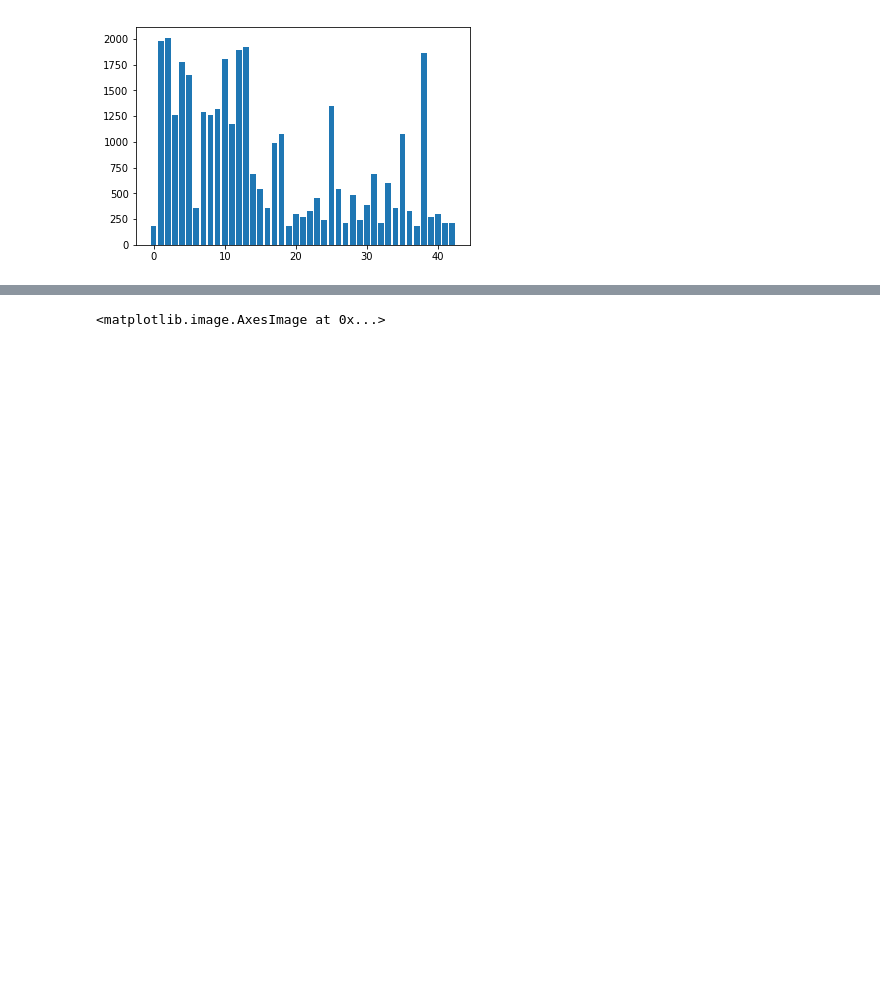
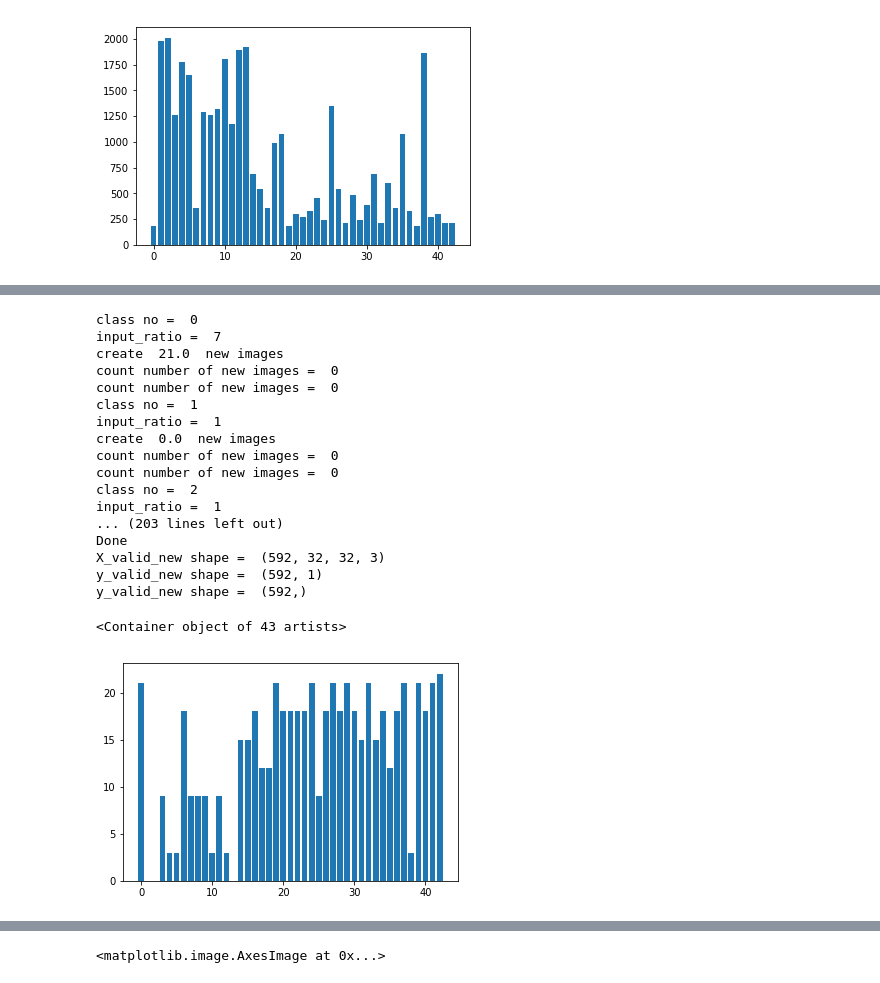
Before and after one commit to pomeroyd/project2_r1p0, a Jupyter notebook: Traffic_Sign_Classifier.ipynb, the cells around one changed output, grey strips where cells are left out. Saved outputs shown, nothing was run; the diff lists cells and outputs as text; code cells hidden in the pictures; blank space fills up the shorter version.

```diff
--- a/Traffic_Sign_Classifier.ipynb
+++ b/Traffic_Sign_Classifier.ipynb
@@ -240,15 +303,15 @@ add this number of new images =  [1830   30    0  750  240  360 1650  720  750
 # %%
-#Create new number of images from each class according to above histogram
+#Create new number of images from each class of training data according to above histogram
 
 X_train_new = np.zeros([1,32,32,3])
 y_train_new = np.zeros([1])
 
-for class_no in range(len(inputs_per_class)):
+for class_no in range(len(inputs_per_class_train)):
 
     print("class no = ",class_no)
     where_am_i = np.where(y_train == class_no)
 
-    input_ratio = int(max_inputs / inputs_per_class[class_no]) - 1
+    input_ratio = int(max_inputs_train / inputs_per_class_train[class_no]) - 1
     if(input_ratio <=1):
         input_ratio = 1
     print("input_ratio = ",input_ratio)
@@ -258,7 +321,7 @@ for class_no in range(len(inputs_per_class)):
     #This is too many. Only create 20% of that
     count = 0
     #Set limit to 20% of original expected new images
-    limit = diff_per_class[class_no]*0.02
+    limit = diff_per_class_train[class_no]*0.02
     print("create ",limit," new images")
     while(count <=limit):
         print("count number of new images = ",count)
@@ -311,0 +355,72 @@ y_train_new shape =  (1018,)
+# %%
+#Create new number of images from each class of validation data according to above histogram
+
+X_valid_new = np.zeros([1,32,32,3])
+y_valid_new = np.zeros([1])
+
+for class_no in range(len(inputs_per_class_valid)):
+
+    print("class no = ",class_no)
+    where_am_i = np.where(y_valid == class_no)
+
+    input_ratio = int(max_inputs_valid / inputs_per_class_valid[class_no]) - 1
+    if(input_ratio <=1):
+        input_ratio = 1
+    print("input_ratio = ",input_ratio)
+
+    #Loop through mask of images in the class input_ratio number of times
+    #Initial limit is when each class will have 2010 images including original data set.
+    #This is too many. Only create 20% of that
+    count = 0
+    #Set limit to 10% of original expected new images
+    limit = diff_per_class_valid[class_no]*0.1
+    print("create ",limit," new images")
+    while(count <=limit):
+        print("count number of new images = ",count)
+        for x in X_valid[where_am_i]:
+            if(count % 100 == 0):
+                print("count number of new images = ",count)
+            new_image = create_new_image(x)
+            new_image = np.expand_dims(new_image, axis=0)
+
+            if(count ==0):
+                X_valid_new[0] = new_image
+                y_valid_new[0] = class_no
+                count= count+1
+            elif(count<=limit):
+                X_valid_new = np.vstack((X_valid_new,new_image))
+                y_valid_new = np.vstack((y_valid_new,class_no))
+                count= count+1
+
+
+print("Done")
+print("X_valid_new shape = ",X_valid_new.shape)
+print("y_valid_new shape = ",y_valid_new.shape)
+y_valid_new = np.squeeze(y_valid_new, axis=(1,))
+print("y_valid_new shape = ",y_valid_new.shape)
+
+hist = []
+for i in range(43):
+    hist.append(np.sum(y_valid_new == i))
+
+plt.bar(range(43), hist)
+# %% [output]
+class no =  0
+input_ratio =  7
+create  21.0  new images
+count number of new images =  0
+count number of new images =  0
+class no =  1
+input_ratio =  1
+create  0.0  new images
+count number of new images =  0
+count number of new images =  0
+class no =  2
+input_ratio =  1
+... (203 lines left out)
+Done
+X_valid_new shape =  (592, 32, 32, 3)
+y_valid_new shape =  (592, 1)
+y_valid_new shape =  (592,)
+<Container object of 43 artists>
+[figure, added]
```
Also changed, not shown: parts of 29 cells of this notebook.
